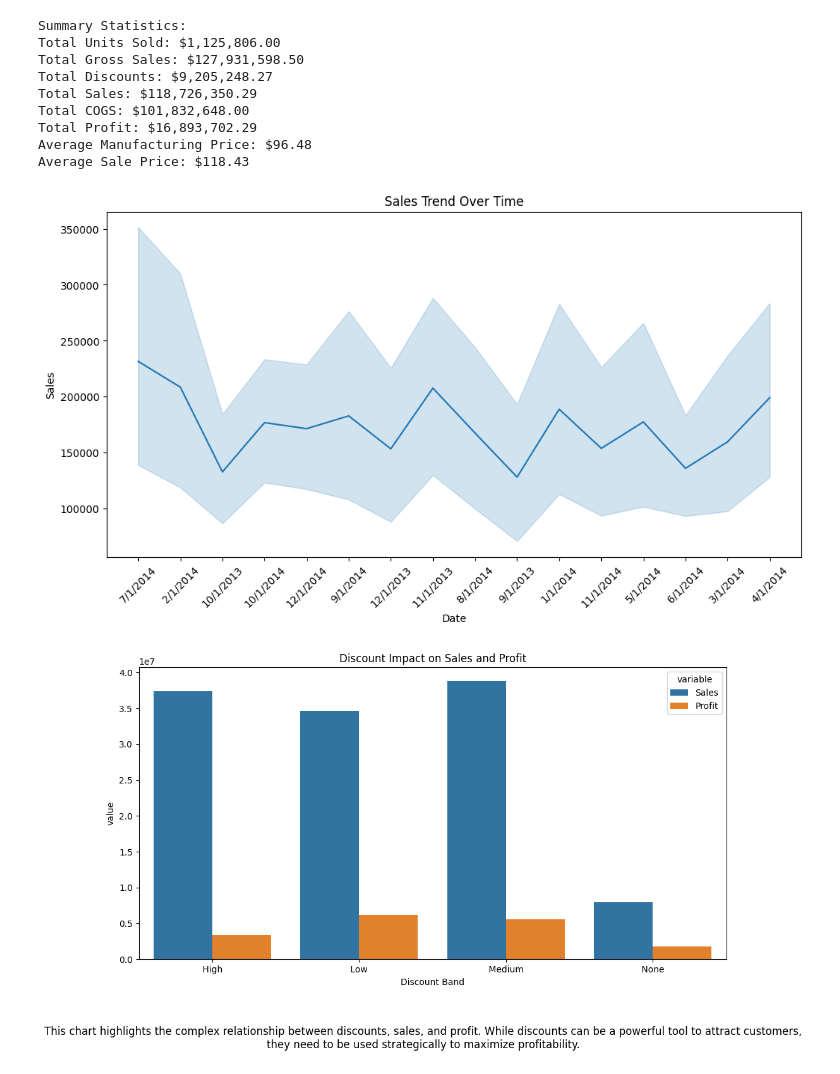
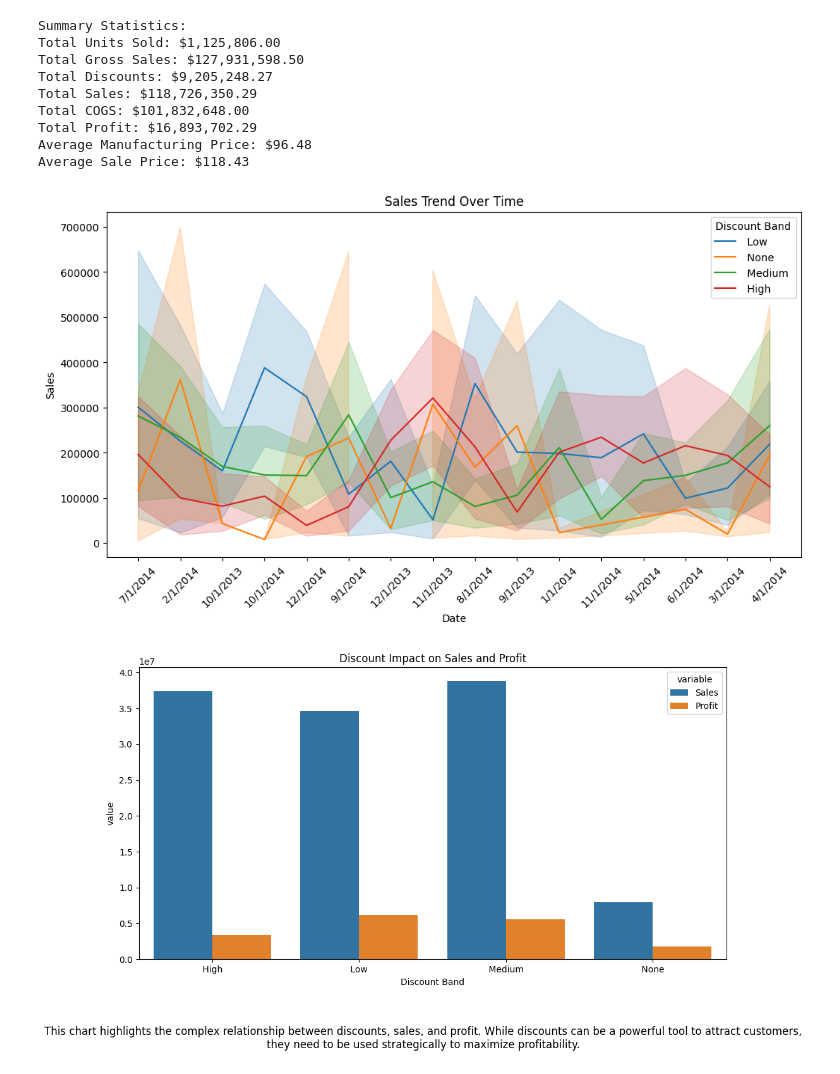
Before and after one commit to KamoheloSebolai/salesAnalysis, a Jupyter notebook: sales_analysys.ipynb, the cells around one changed output. Cells and saved outputs as stored; diff of their text form; code cells hidden in the pictures.

```diff
--- a/sales_analysys.ipynb
+++ b/sales_analysys.ipynb
@@ -58,12 +58,12 @@ Average Sale Price: $118.43
 # %%
 # Sales Trend Over Time
 plt.figure(figsize=(12, 6))
-sns.lineplot(x='Date', y='Sales', data=salesData)
+sns.lineplot(x='Date', y='Sales',hue='Discount Band', data=salesData)
 plt.title('Sales Trend Over Time')
 plt.xticks(rotation=45)
 plt.show()
 # %% [output]
-[figure, old version]
+[figure, new version]
 # %%
 discount_impact = salesData.groupby('Discount Band').agg({'Sales': 'sum', 'Profit': 'sum'}).reset_index()
 
```
